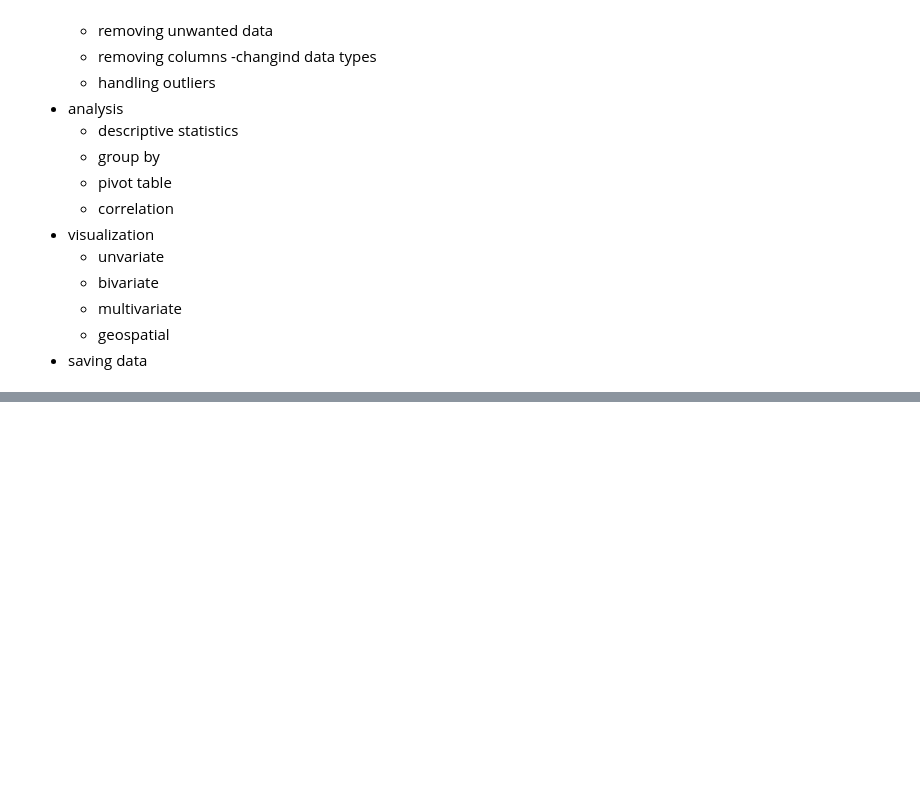
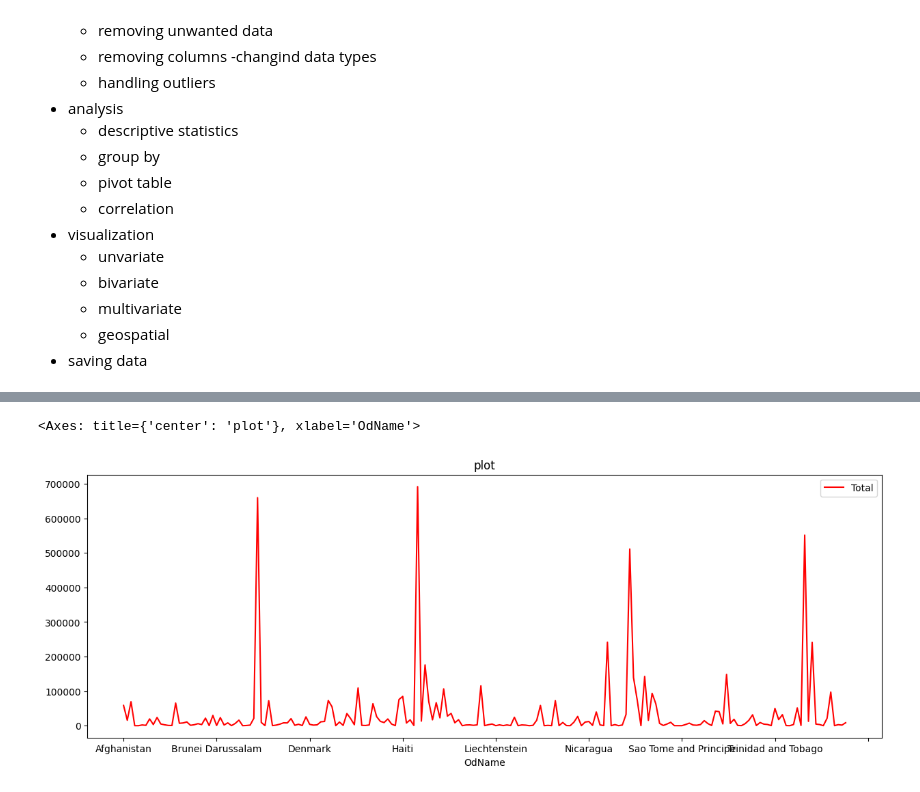
Before and after one commit to mahaksinghal/python-data-science, a Jupyter notebook: pandas basis/analysis.ipynb, the cells around one changed output, grey strips where cells are left out. Saved outputs shown, nothing was run; the diff lists cells and outputs as text; code cells hidden in the pictures; blank space fills up the shorter version.

```diff
--- a/pandas basis/analysis.ipynb
+++ b/pandas basis/analysis.ipynb
@@ -99,0 +406,2 @@ pandas operations
+# %%
+df['Bekar'] = 10
@@ -99,0 +424,4 @@ pandas operations
+# %%
+random_nums = np.random.randint(1, 1000, 195)
+df['Random Numbers'] = random_nums
+df
@@ -99,0 +462,3 @@ pandas operations
+# %%
+df['Total'] = df[list(range(1980, 2014))].sum(axis=1)
+df
@@ -99,0 +495,7 @@ pandas operations
+# %%
+df[['OdName', 'Total']].plot(
+    x = 'OdName', y = 'Total', color = 'red',
+    title='plot', figsize=(15, 5))
+# %% [output]
+<Axes: title={'center': 'plot'}, xlabel='OdName'>
+[figure, added]
```
Also changed, not shown: parts of 33 cells of this notebook, 1 other file.
